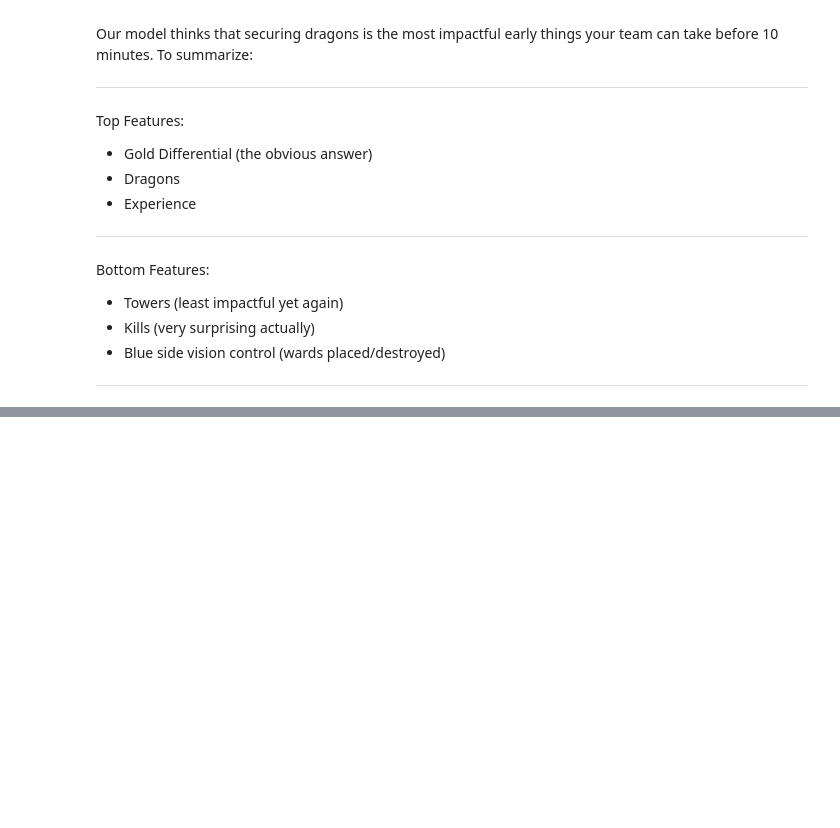
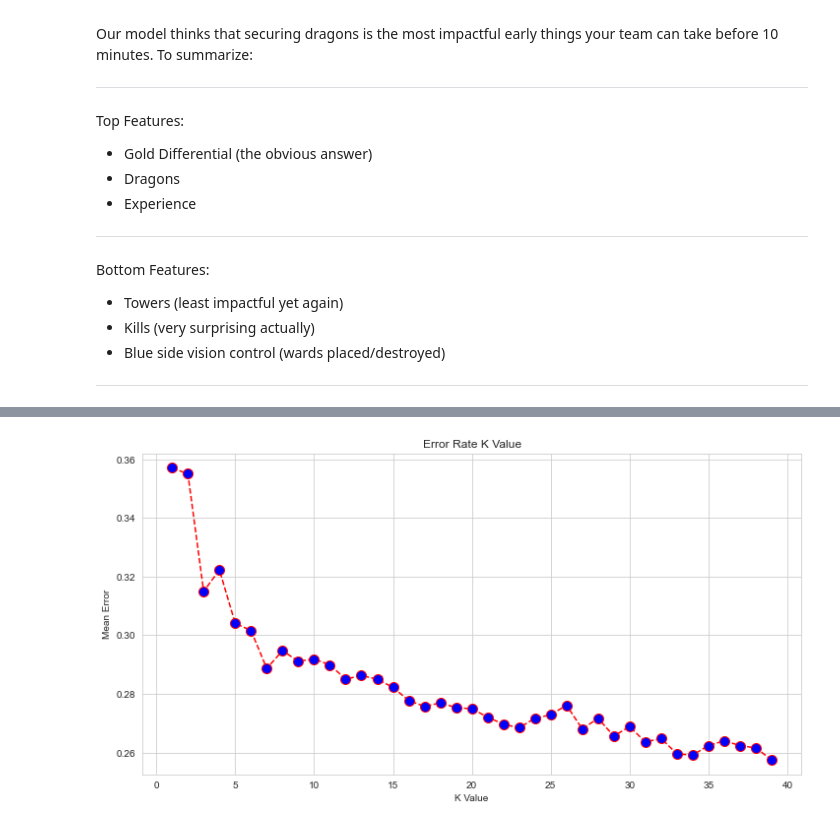
Before and after one commit to ewehmueller/lol-classification, a Jupyter notebook: league-analysis.ipynb, the cells around one changed output, grey strips where cells are left out. Drawn from its saved outputs; the diff is of its cells as text; code cells hidden in the pictures; blank space fills up the shorter version.

```diff
--- a/league-analysis.ipynb
+++ b/league-analysis.ipynb
@@ -501,0 +502,17 @@ Bottom Features:
+# %%
+best_K = 0
+best_score = 0
+k_range = range(1,40)
+error = []
+for k in k_range:
+    knn = KNeighborsClassifier(n_neighbors=k)
+    knn.fit(X3_train, y3_train)
+    pred = knn.predict(X3_test)
+    score = round(knn.score(X3_test, y3_test)*100, 3)
+    error.append(np.mean(pred != y3_test))
+    if score > best_score:
+        best_score = round(score, 3)
+        best_K = k
+
+print(f"Best K: {best_K}")
+print(f"Best Accuracy: {best_score}%")
@@ -501,0 +536,9 @@ Bottom Features:
+# %%
+plt.figure(figsize=(12, 6))
+plt.plot(k_range, error, color='red', linestyle='dashed', marker='o',
+         markerfacecolor='blue', markersize=10)
+plt.title('Error Rate K Value')
+plt.xlabel('K Value')
+plt.ylabel('Mean Error');
+# %% [output]
+[figure, added]
```
Also changed, not shown: parts of 17 cells of this notebook.
